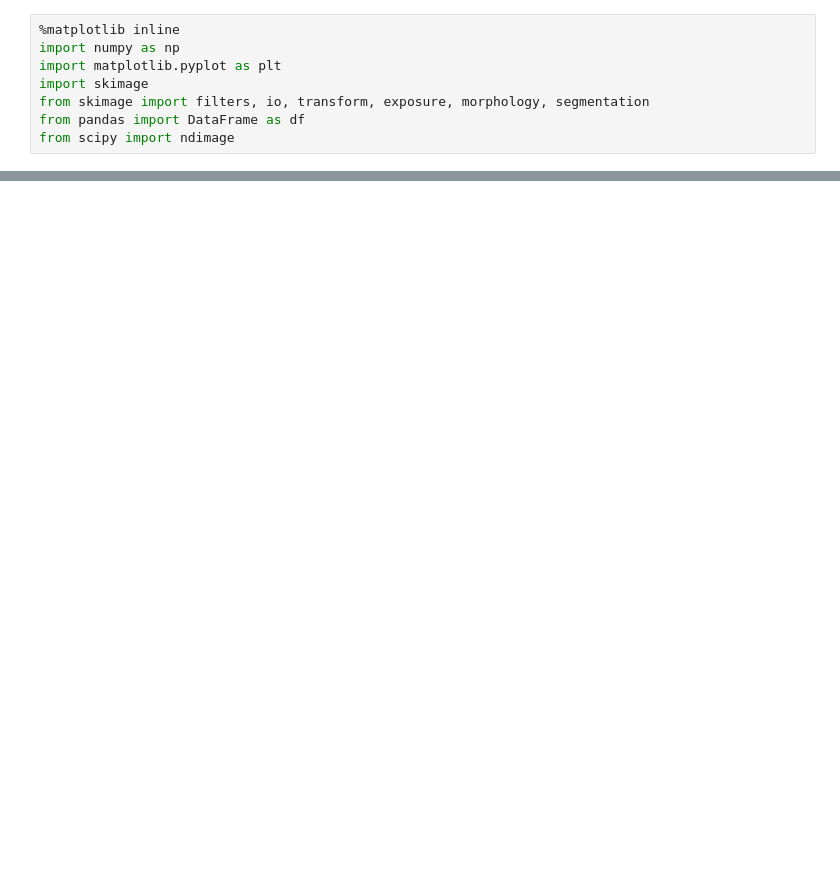
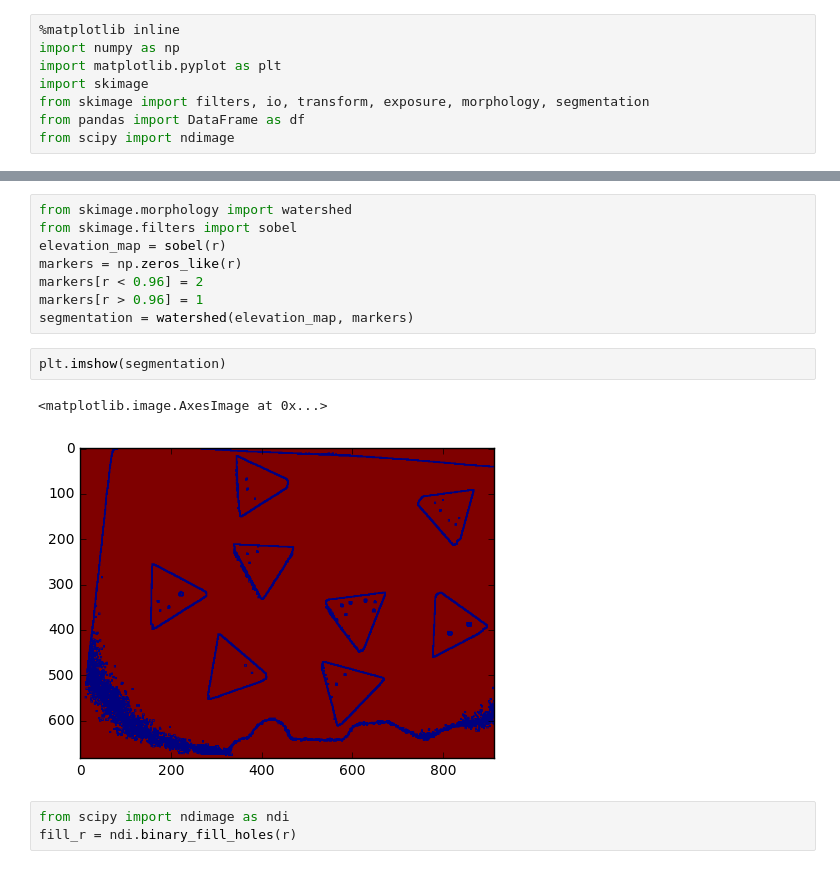
Before and after one commit to etoestja/inf, a Jupyter notebook: mipt/s8/images/1/Images1.ipynb, the cells around one changed output, grey strips where cells are left out. Saved outputs shown, nothing was run; the diff lists cells and outputs as text; blank space fills up the shorter version.

```diff
--- a/mipt/s8/images/1/Images1.ipynb
+++ b/mipt/s8/images/1/Images1.ipynb
@@ -36,0 +49,16 @@ plt.imshow(np.abs(r - 0.5) ** 2, cmap='gray')
+# %%
+from skimage.morphology import watershed
+from skimage.filters import sobel
+elevation_map = sobel(r)
+markers = np.zeros_like(r)
+markers[r < 0.96] = 2
+markers[r > 0.96] = 1
+segmentation = watershed(elevation_map, markers)
+# %%
+plt.imshow(segmentation)
+# %% [output]
+<matplotlib.image.AxesImage at 0x...>
+[figure, added]
+# %%
+from scipy import ndimage as ndi
+fill_r = ndi.binary_fill_holes(r)
```
Also changed, not shown: parts of 28 cells of this notebook.
